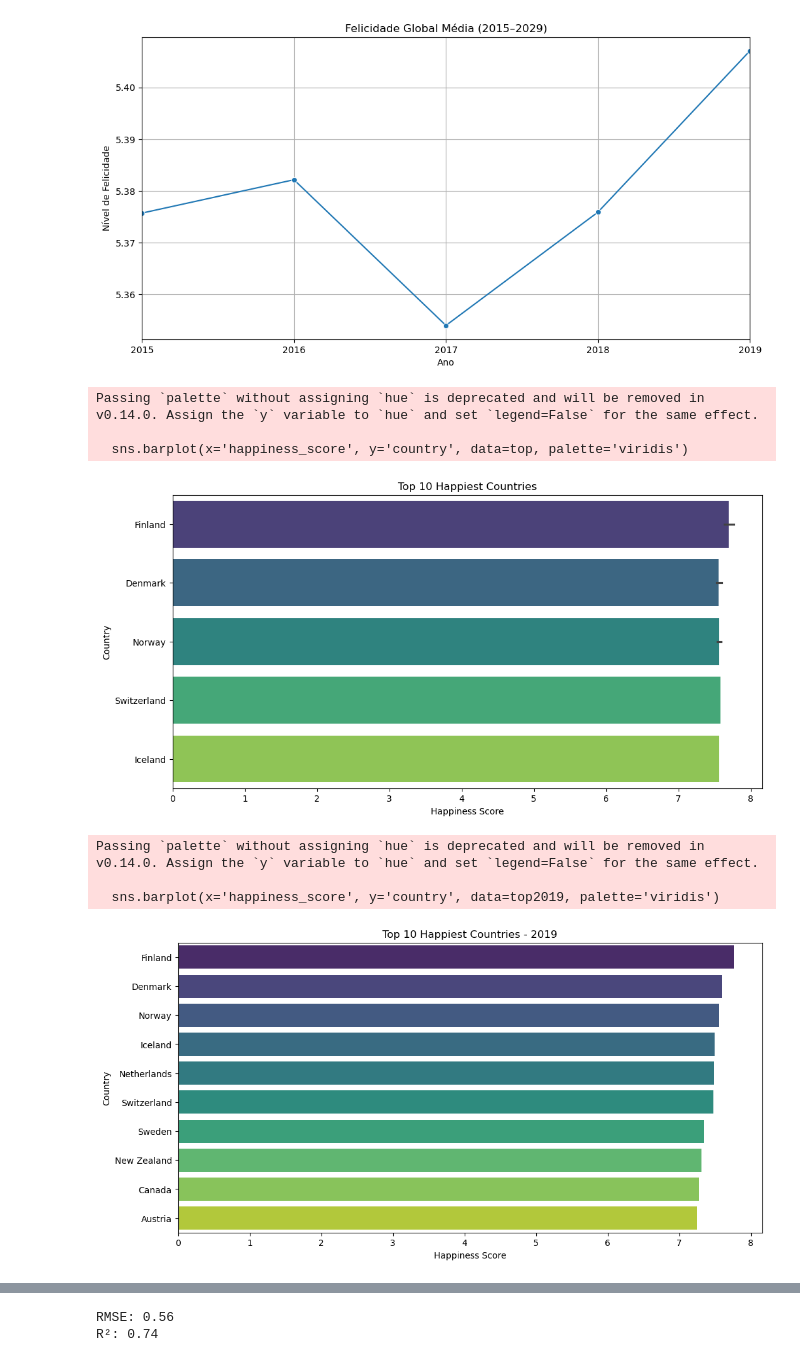
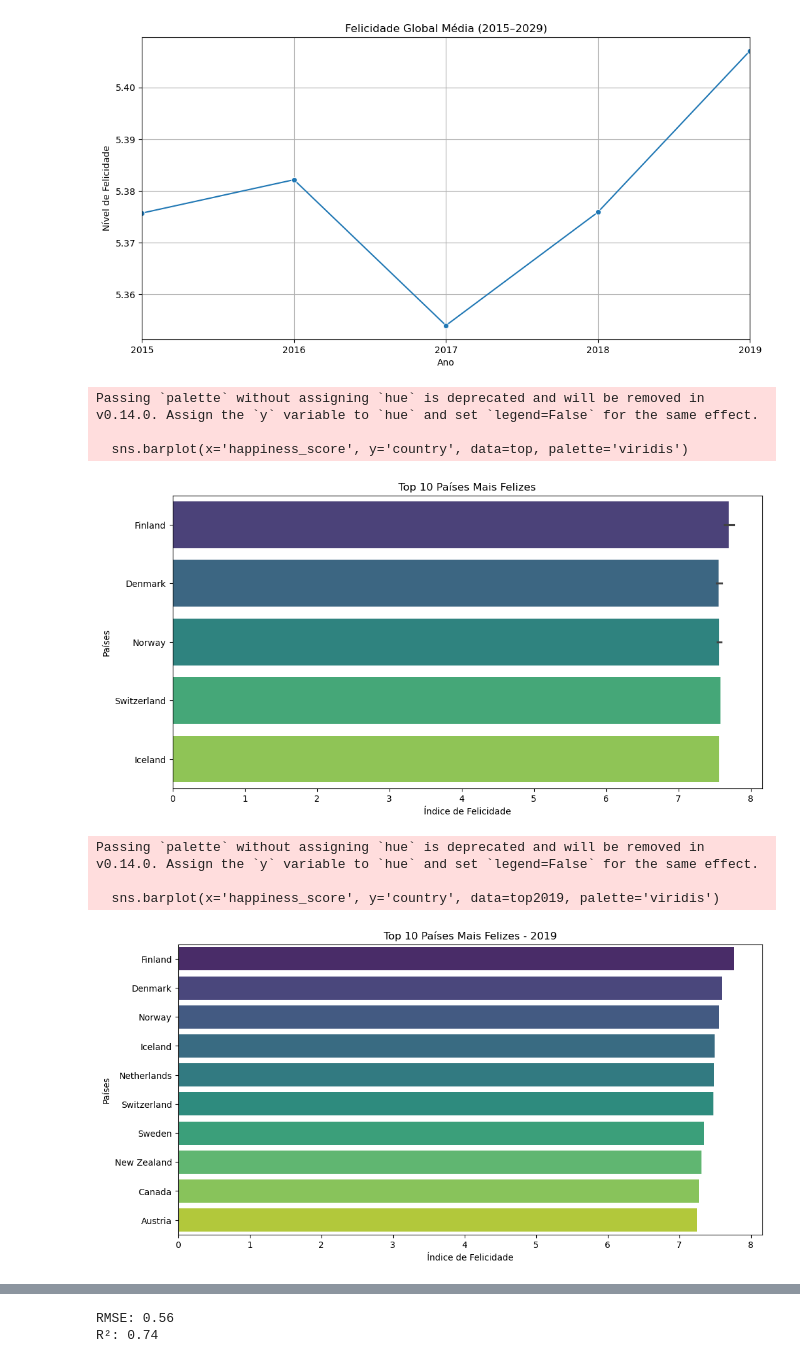
Before and after one commit to gustavoledandeck/Felicidade-Global, a Jupyter notebook: notebooks/Analise_Felicidade.ipynb, the cells around one changed output, grey strips where cells are left out. Cells and saved outputs as stored; diff of their text form; code cells hidden in the pictures.

```diff
--- a/notebooks/Analise_Felicidade.ipynb
+++ b/notebooks/Analise_Felicidade.ipynb
@@ -175,34 +175,34 @@ plt.show()
 # %%
 
 #2º Gráfico: Top 10 Países Mais Felizes
 top = combined_df.nlargest(10, 'happiness_score')
 top2019 = combined_df[combined_df['year'] == 2019].nlargest(10, 'happiness_score')
 
 # Plot
 plt.figure(figsize=(12, 6))
 sns.barplot(x='happiness_score', y='country', data=top, palette='viridis')
-plt.title('Top 10 Happiest Countries')
-plt.xlabel('Happiness Score')
-plt.ylabel('Country')
+plt.title('Top 10 Países Mais Felizes')
+plt.xlabel('Índice de Felicidade')
+plt.ylabel('Países')
 plt.savefig('../reports/top10_Geral.png')
 plt.show()
 #3º Gráfico: Top 10 Países Mais Felizes - 2019
 plt.figure(figsize=(12, 6))
 sns.barplot(x='happiness_score', y='country', data=top2019, palette='viridis')
-plt.title('Top 10 Happiest Countries - 2019')
-plt.xlabel('Happiness Score')
-plt.ylabel('Country')
+plt.title('Top 10 Países Mais Felizes - 2019')
+plt.xlabel('Índice de Felicidade')
+plt.ylabel('Países')
 plt.savefig('../reports/top10_2019.png')
 plt.show()
 # %% [output]
 Passing `palette` without assigning `hue` is deprecated and will be removed in v0.14.0. Assign the `y` variable to `hue` and set `legend=False` for the same effect.
 
   sns.barplot(x='happiness_score', y='country', data=top, palette='viridis')
-[figure, old version]
+[figure, new version]
 Passing `palette` without assigning `hue` is deprecated and will be removed in v0.14.0. Assign the `y` variable to `hue` and set `legend=False` for the same effect.
 
   sns.barplot(x='happiness_score', y='country', data=top2019, palette='viridis')
-[figure, old version]
+[figure, new version]
 # %%
 #4º Gráfico: Correlação entre fatores que medem a felicidade
 
```
Also changed, not shown: parts of 1 cell of this notebook, 3 other files.
